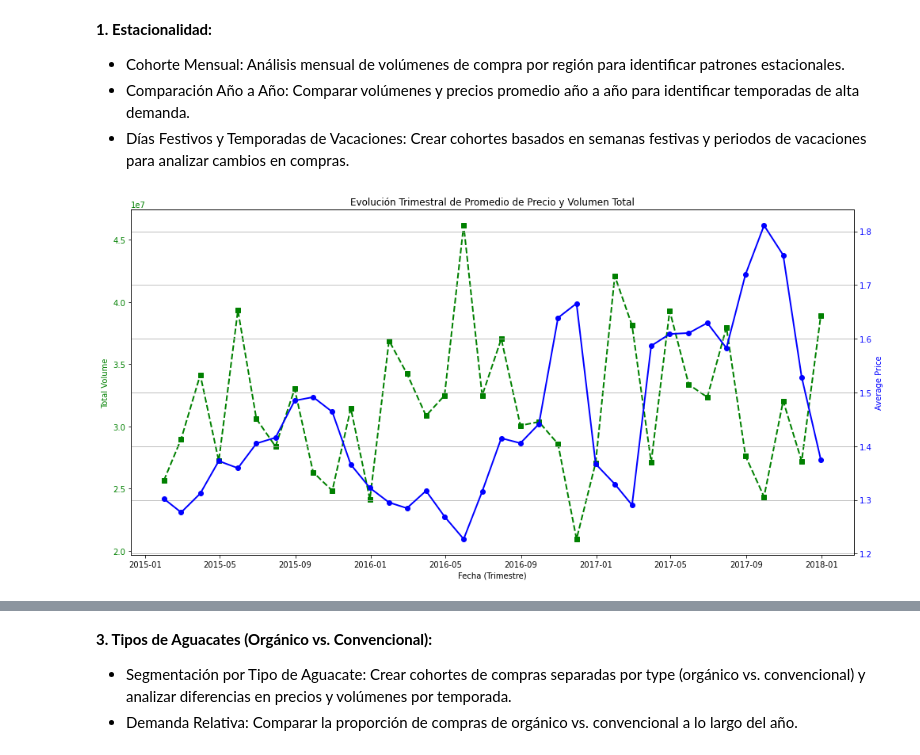
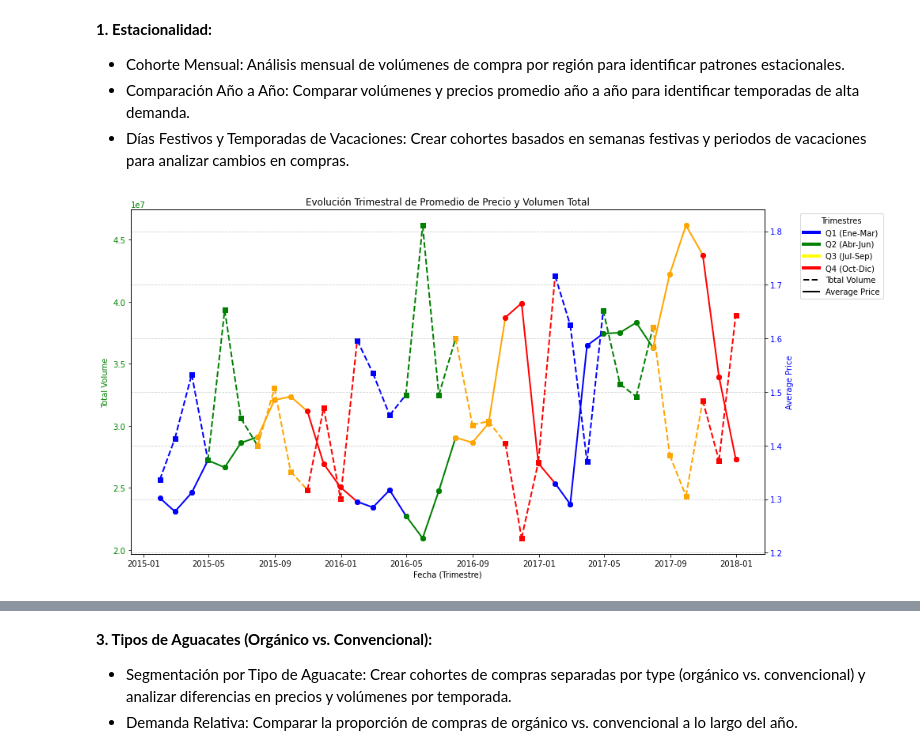
Before and after one commit to Julix4/AvoEconomics, a Jupyter notebook: cohortes-avanzados.ipynb, the cells around one changed output, grey strips where cells are left out. Saved outputs shown, nothing was run; the diff lists cells and outputs as text; code cells hidden in the pictures.

```diff
--- a/cohortes-avanzados.ipynb
+++ b/cohortes-avanzados.ipynb
@@ -9,34 +30,58 @@
 - Comparación Año a Año: Comparar volúmenes y precios promedio año a año para identificar temporadas de alta demanda.
 - Días Festivos y Temporadas de Vacaciones: Crear cohortes basados en semanas festivas y periodos de vacaciones para analizar cambios en compras.
 # %%
+#1.1 Volumenes de compra por región y detección de patrones estacionales
+
 # Filtrar el DataFrame extendido para incluir solo fechas hasta diciembre de 2017
 df_avocado_hotels = df_avocado_hotels[df_avocado_hotels['Date'] < '2018-01-01']
 
+# Asignar colores según el trimestre
+quarter_colors = {
+    1: 'blue',   # Q1
+    2: 'green',  # Q2
+    3: 'orange', # Q3
+    4: 'red'   # Q4
+}
 
-# Crear cohortes menual usando AveragePrice, Total Volume y Date.
-cor1 = df_avocado_hotels.groupby(pd.Grouper(key='Date', freq='M')).agg(
-    avg_price=('AveragePrice', 'mean'),
-    total_volume=('Total Volume', 'sum')
-).reset_index()
+# Obtener colores para cada trimestre
+cor1['Color'] = cor1['Date'].dt.quarter.map(quarter_colors)
 
-# Visualización
+# Crear la visualización
 fig, ax1 = plt.subplots(figsize=(14, 7))
 
-# Gráfico de líneas para el volumen total
-ax1.plot(cor1['Date'], cor1['total_volume'], marker='s', label='Total Volume', linestyle='--', linewidth=2, color='green')
+# Gráfico de líneas para el volumen total con colores por trimestre
+for i in range(len(cor1)):
+    ax1.plot(cor1['Date'].iloc[i:i+2], cor1['total_volume'].iloc[i:i+2],
+             marker='s', linestyle='--', linewidth=2, color=cor1['Color'].iloc[i])
 ax1.set_xlabel('Fecha (Trimestre)')
 ax1.set_ylabel('Total Volume', color='green')
 ax1.tick_params(axis='y', labelcolor='green')
 
 # Crear un segundo eje y para el promedio de precio
 ax2 = ax1.twinx()
-ax2.plot(cor1['Date'], cor1['avg_price'], marker='o', label='Average Price', linestyle='-', linewidth=2, color='blue')
+for i in range(len(cor1)):
+    ax2.plot(cor1['Date'].iloc[i:i+2], cor1['avg_price'].iloc[i:i+2],
+             marker='o', linestyle='-', linewidth=2, color=cor1['Color'].iloc[i])
 ax2.set_ylabel('Average Price', color='blue')
 ax2.tick_params(axis='y', labelcolor='blue')
 
+# Añadir leyenda para los colores
+quarter_labels = [
+    plt.Line2D([0], [0], color='blue', lw=4, label='Q1 (Ene-Mar)'),
+    plt.Line2D([0], [0], color='green', lw=4, label='Q2 (Abr-Jun)'),
+    plt.Line2D([0], [0], color='yellow', lw=4, label='Q3 (Jul-Sep)'),
+    plt.Line2D([0], [0], color='red', lw=4, label='Q4 (Oct-Dic)'),
+    plt.Line2D([0], [0], color='black', lw=2, linestyle='--', label='Total Volume'),
+    plt.Line2D([0], [0], color='black', lw=2, linestyle='-', label='Average Price')
+]
+
+ax1.legend(handles=quarter_labels, loc='upper left', bbox_to_anchor=(1.05, 1), title="Trimestres")
+
+
+
 plt.title('Evolución Trimestral de Promedio de Precio y Volumen Total')
 fig.tight_layout()
-plt.grid(True)
+plt.grid(True, linestyle='--', alpha=0.6)
 plt.show()
 # %% [output]
-[figure, old version]
+[figure, new version]
```
Also changed, not shown: parts of 31 cells of this notebook, 3 other files.
